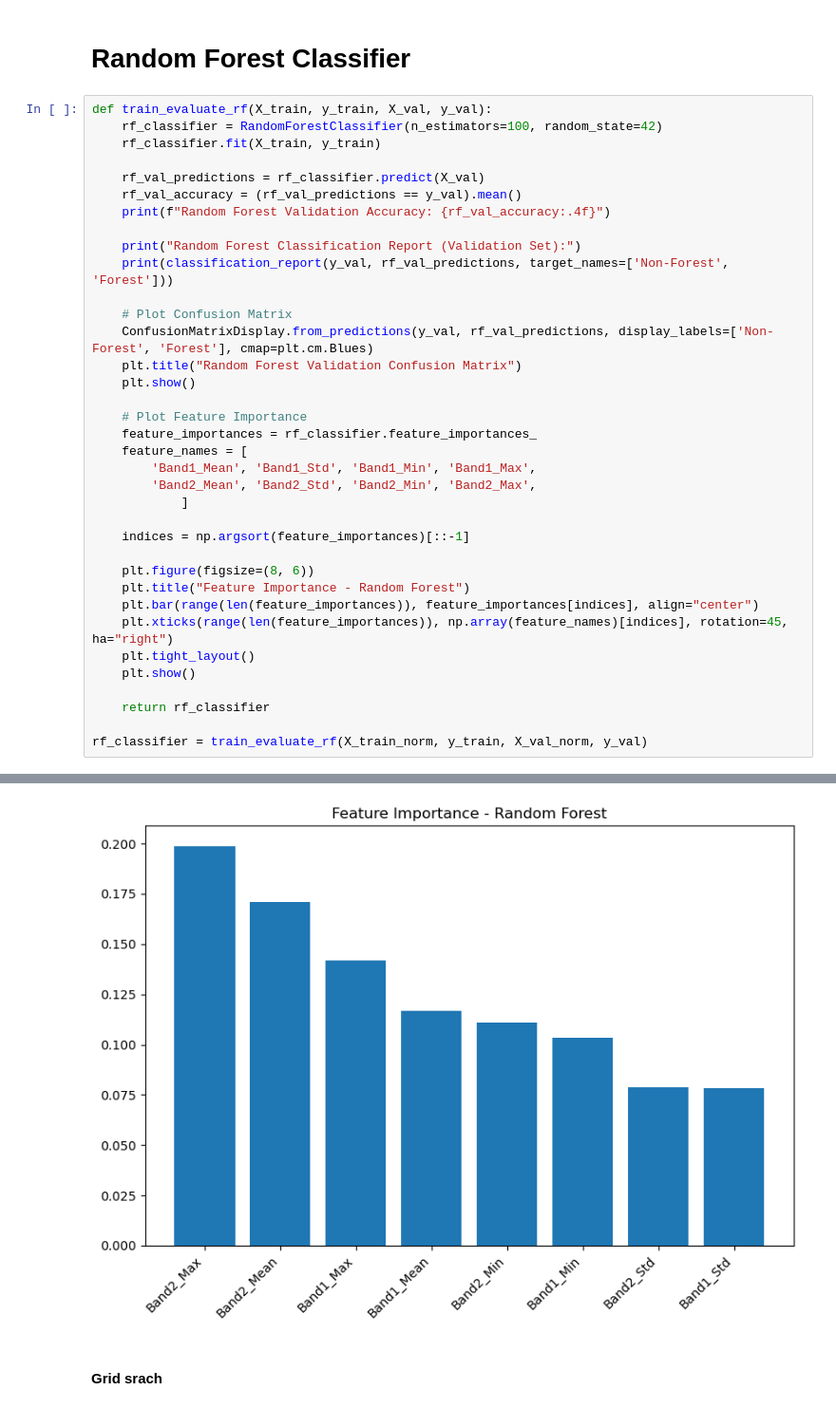
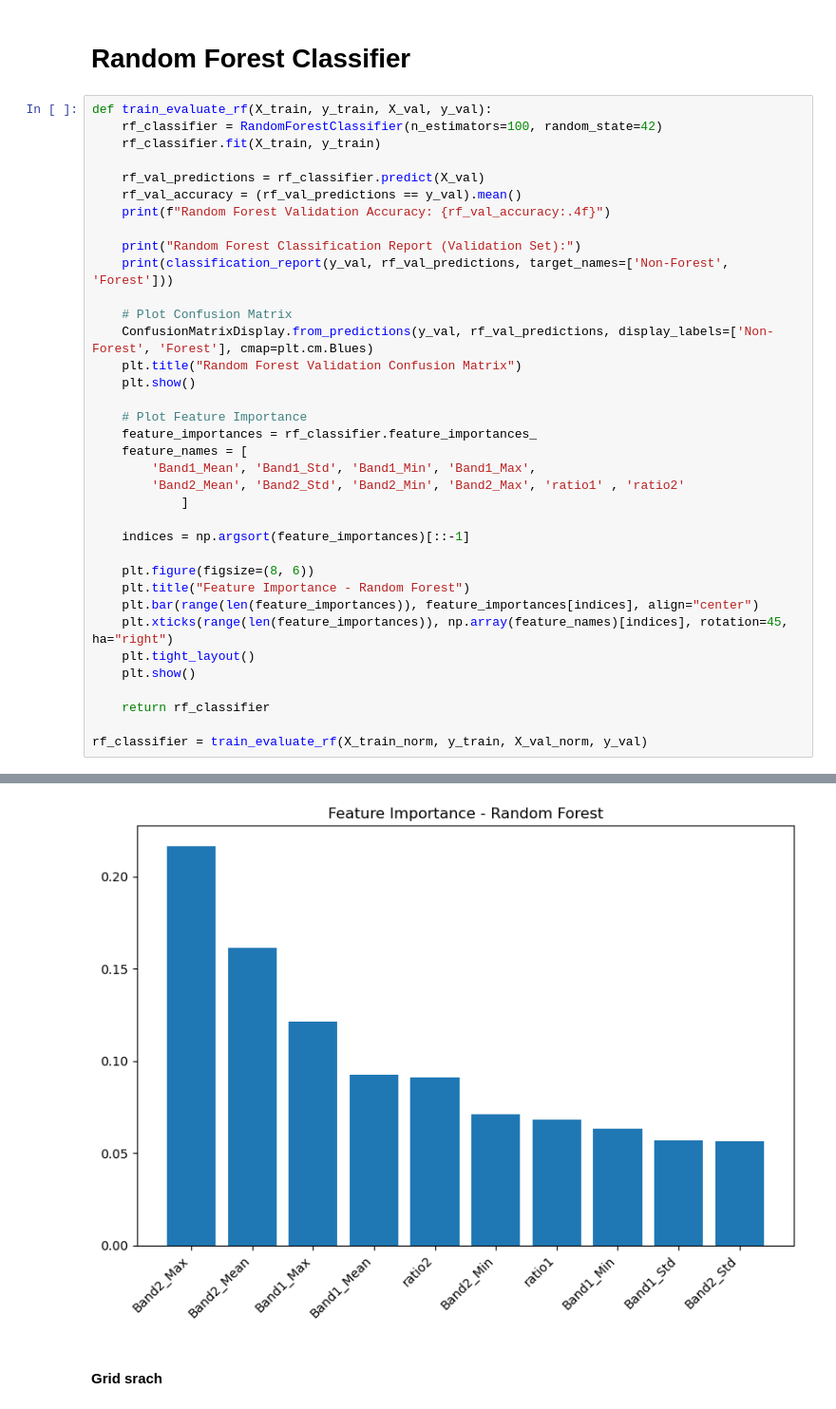
Before and after one commit to raznuss/MarvinBlue, a Jupyter notebook: Forest_Classification_pixel_size_tile.ipynb, the cells around one changed output, grey strips where cells are left out. Shown: that part at 95% size. Saved outputs shown, nothing was run; the diff lists cells and outputs as text.

```diff
--- a/Forest_Classification_pixel_size_tile.ipynb
+++ b/Forest_Classification_pixel_size_tile.ipynb
@@ -157,7 +157,7 @@ def train_evaluate_rf(X_train, y_train, X_val, y_val):
     feature_importances = rf_classifier.feature_importances_
     feature_names = [
         'Band1_Mean', 'Band1_Std', 'Band1_Min', 'Band1_Max',
-        'Band2_Mean', 'Band2_Std', 'Band2_Min', 'Band2_Max',
+        'Band2_Mean', 'Band2_Std', 'Band2_Min', 'Band2_Max', 'ratio1' , 'ratio2'
             ]
 
     indices = np.argsort(feature_importances)[::-1]
@@ -187,4 +187,4 @@ weighted avg       0.77      0.77      0.77      5865
-[figure, old version]
+[figure, new version]
 # %% [markdown]
 #### Grid srach
 # %%
```
Also changed, not shown: parts of 9 cells of this notebook, 4 other files.
